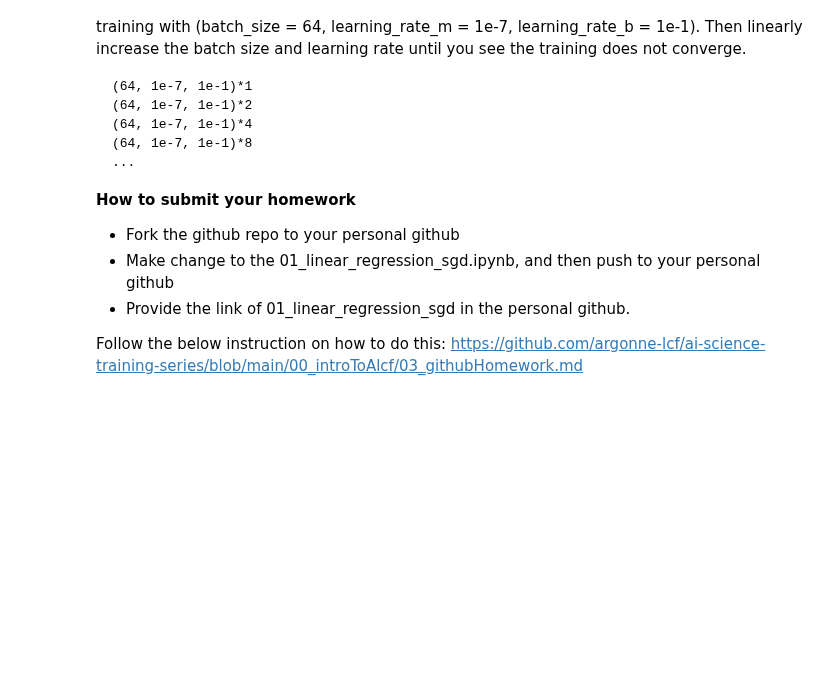
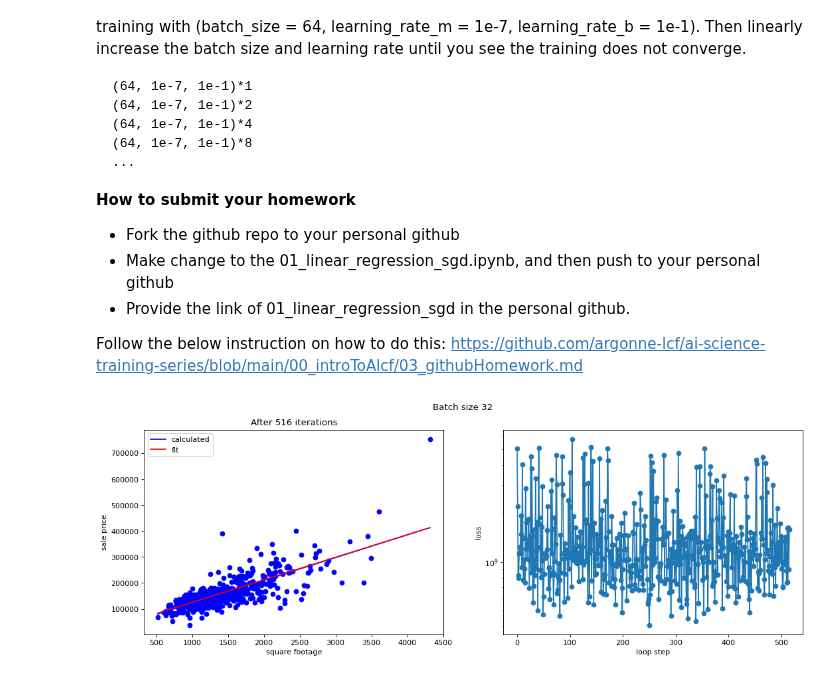
Before and after one commit to argonne-lcf/ai-science-training-series, a Jupyter notebook: 01_intro_AI_on_Supercomputer/01_linear_regression_sgd.ipynb, the cells around one changed output. Cells and saved outputs as stored; diff of their text form; code cells hidden in the pictures; blank space fills up the shorter version.

```diff
--- a/01_intro_AI_on_Supercomputer/01_linear_regression_sgd.ipynb
+++ b/01_intro_AI_on_Supercomputer/01_linear_regression_sgd.ipynb
@@ -391,3 +404,48 @@ As described above, if the learning rate is too large, it will affect the conver
 
 Follow the below instruction on how to do this:
 https://github.com/argonne-lcf/ai-science-training-series/blob/main/00_introToAlcf/03_githubHomework.md
+# %%
+def SGD(batch_size, m_init, b_init, learning_rate_m, learning_rate_b):
+  m = m_init
+  b = b_init
+
+  loss_history = []
+
+  allData_x = data['GrLivArea'].to_numpy()
+  allData_y = data['SalePrice'].to_numpy()
+
+  loop_N = 30*len(data)//batch_size
+  for i in range(loop_N):
+    data_batch = data.sample(batch_size)
+    batchData_x = data_batch['GrLivArea'].to_numpy()
+    batchData_y = data_batch['SalePrice'].to_numpy()
+
+    m = updated_m(batchData_x,batchData_y,m,b,learning_rate_m)
+    b = updated_b(batchData_x,batchData_y,m,b,learning_rate_b)
+
+    loss_value = np.mean(loss(batchData_x,batchData_y,m,b))
+
+    loss_history.append(loss_value)
+    # print('[%03d]  dy_i = %.3f * x + %.3f     previously calculated: y_i = %.3f * x + %.3f    loss: %e' % (i,m,b,m_calc,b_calc,loss_value))
+
+  fig,ax = plt.subplots(1,2,figsize=(16,5),dpi=80)
+  fig.suptitle(f'Batch size {batch_size}')
+  line_x = np.arange(allData_x.min(),allData_x.max())
+  line_y = line_x * m + b
+  line_y_prev = line_x * m_calc + b_calc
+  ax[0].plot(allData_x, allData_y,'bo')
+  ax[0].plot(line_x,line_y_prev,'b-',label='calculated')
+  ax[0].plot(line_x,line_y,'r-',label='fit')
+  ax[0].legend()
+  ax[0].set(xlabel='square footage', ylabel='sale price', title=f"After {loop_N} iterations")
+
+  loss_x = np.arange(0,len(loss_history))
+  loss_y = np.asarray(loss_history)
+  ax[1].plot(loss_x,loss_y, 'o-')
+  ax[1].set_yscale('log')
+  ax[1].set(xlabel='loop step', ylabel='loss')
+  plt.show()
+# %%
+SGD(32, 5.0, 1000.0, 1e-7, 1e-1)
+# %% [output]
+[figure, added]
```
Also changed, not shown: parts of 16 cells of this notebook.
